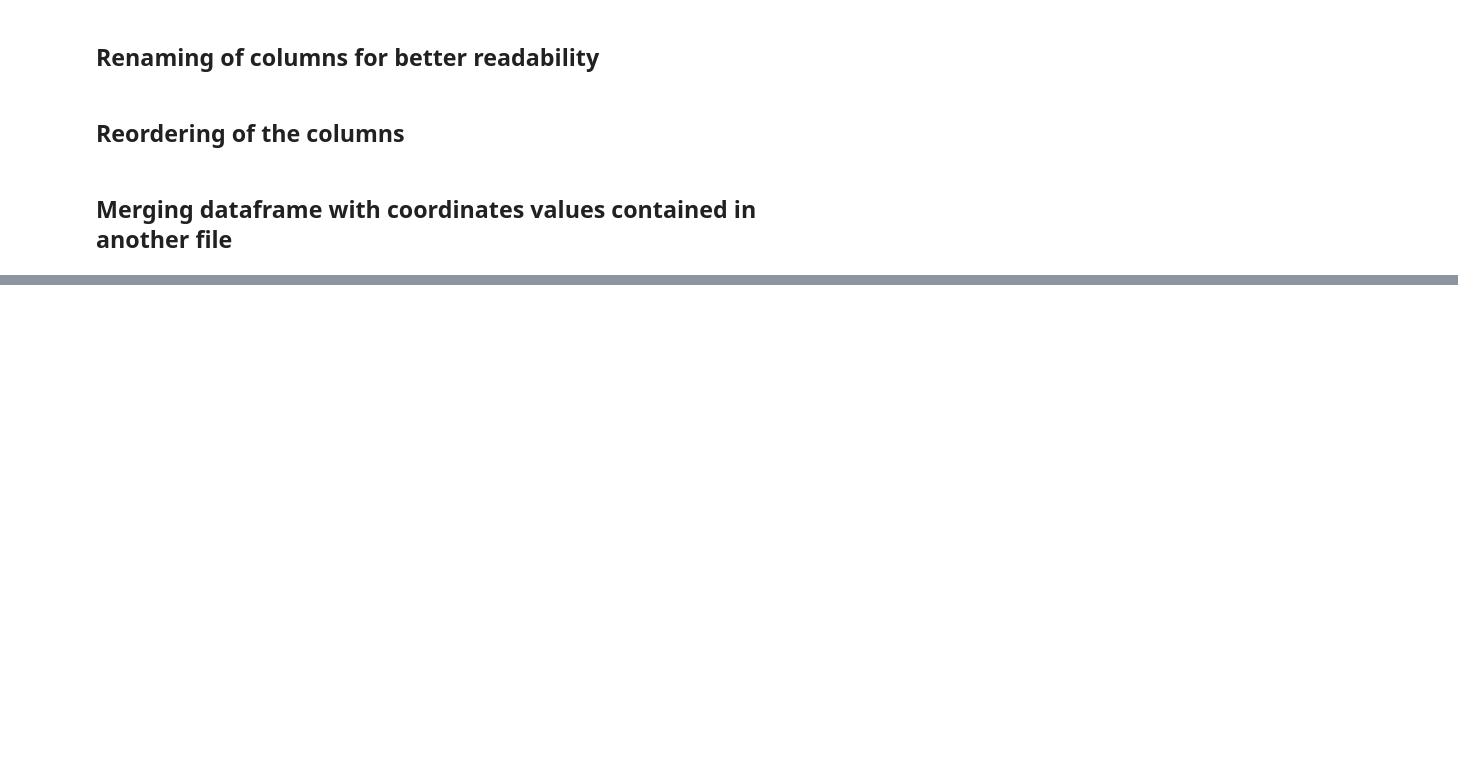
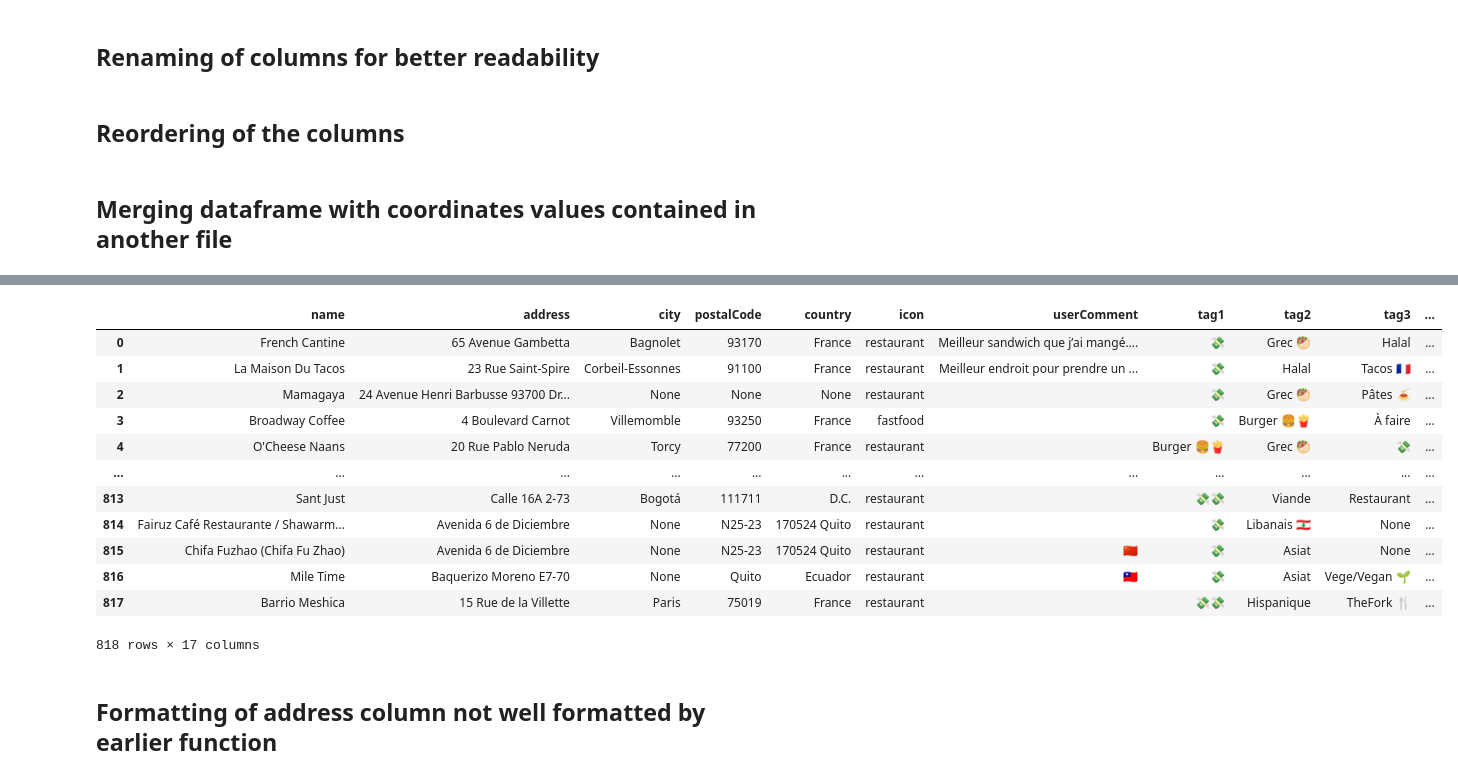
Before and after one commit to ephraim-amz/address-notebook-analysis, a Jupyter notebook: file-preprocessing-notebook.ipynb, the cells around one changed output, grey strips where cells are left out. Saved outputs shown, nothing was run; the diff lists cells and outputs as text; code cells hidden in the pictures; blank space fills up the shorter version.

```diff
--- a/file-preprocessing-notebook.ipynb
+++ b/file-preprocessing-notebook.ipynb
@@ -182,5 +182,3 @@ for feature in features:
     df_rows.append(df_row)
 # %%
 df_geo = pd.DataFrame(df_rows)
-# %%
-df = pd.read_csv('addresses-notebook.csv')
@@ -194,0 +216,18 @@ df_merged.columns = [column[:-2] if column.endswith('_x') else column for column
+# %%
+df_merged
+# %% [output]
+|  | name | address | city | postalCode | country | icon | userComment | tag1 | tag2 | tag3 | ... |
+| 0 | French Cantine | 65 Avenue Gambetta | Bagnolet | 93170 | France | restaurant | Meilleur sandwich que j’ai mangé.... | 💸 | Grec 🥙 | Halal | ... |
+| 1 | La Maison Du Tacos | 23 Rue Saint-Spire | Corbeil-Essonnes | 91100 | France | restaurant | Meilleur endroit pour prendre un ... | 💸 | Halal | Tacos 🇫🇷 | ... |
+| 2 | Mamagaya | 24 Avenue Henri Barbusse 93700 Dr... | None | None | None | restaurant |  | 💸 | Grec 🥙 | Pâtes 🍝 | ... |
+| 3 | Broadway Coffee | 4 Boulevard Carnot | Villemomble | 93250 | France | fastfood |  | 💸 | Burger 🍔🍟 | À faire | ... |
+| 4 | O'Cheese Naans | 20 Rue Pablo Neruda | Torcy | 77200 | France | restaurant |  | Burger 🍔🍟 | Grec 🥙 | 💸 | ... |
+| ... | ... | ... | ... | ... | ... | ... | ... | ... | ... | ... | ... |
+| 813 | Sant Just | Calle 16A 2-73 | Bogotá | 111711 | D.C. | restaurant |  | 💸💸 | Viande | Restaurant | ... |
+| 814 | Fairuz Café Restaurante / Shawarm... | Avenida 6 de Diciembre | None | N25-23 | 170524 Quito | restaurant |  | 💸 | Libanais 🇱🇧 | None | ... |
+| 815 | Chifa Fuzhao (Chifa Fu Zhao) | Avenida 6 de Diciembre | None | N25-23 | 170524 Quito | restaurant | 🇨🇳 | 💸 | Asiat | None | ... |
+| 816 | Mile Time | Baquerizo Moreno E7-70 | None | Quito | Ecuador | restaurant | 🇹🇼 | 💸 | Asiat | Vege/Vegan 🌱 | ... |
+| 817 | Barrio Meshica | 15 Rue de la Villette | Paris | 75019 | France | restaurant |  | 💸💸 | Hispanique | TheFork 🍴 | ... |
+818 rows × 17 columns
+# %% [markdown]
+## Formatting of address column not well formatted by earlier function
```
Also changed, not shown: parts of 25 cells of this notebook, 3 other files.
